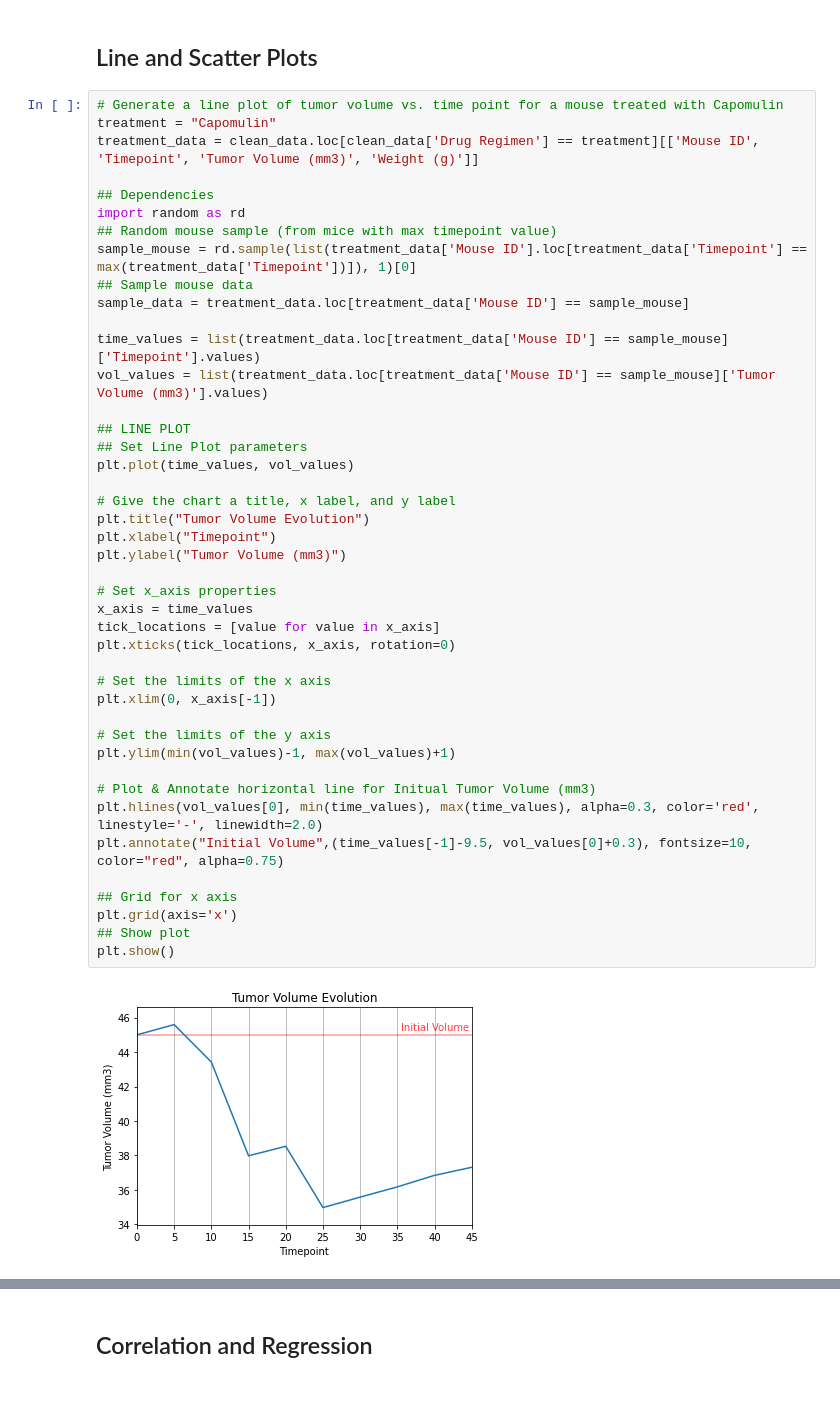
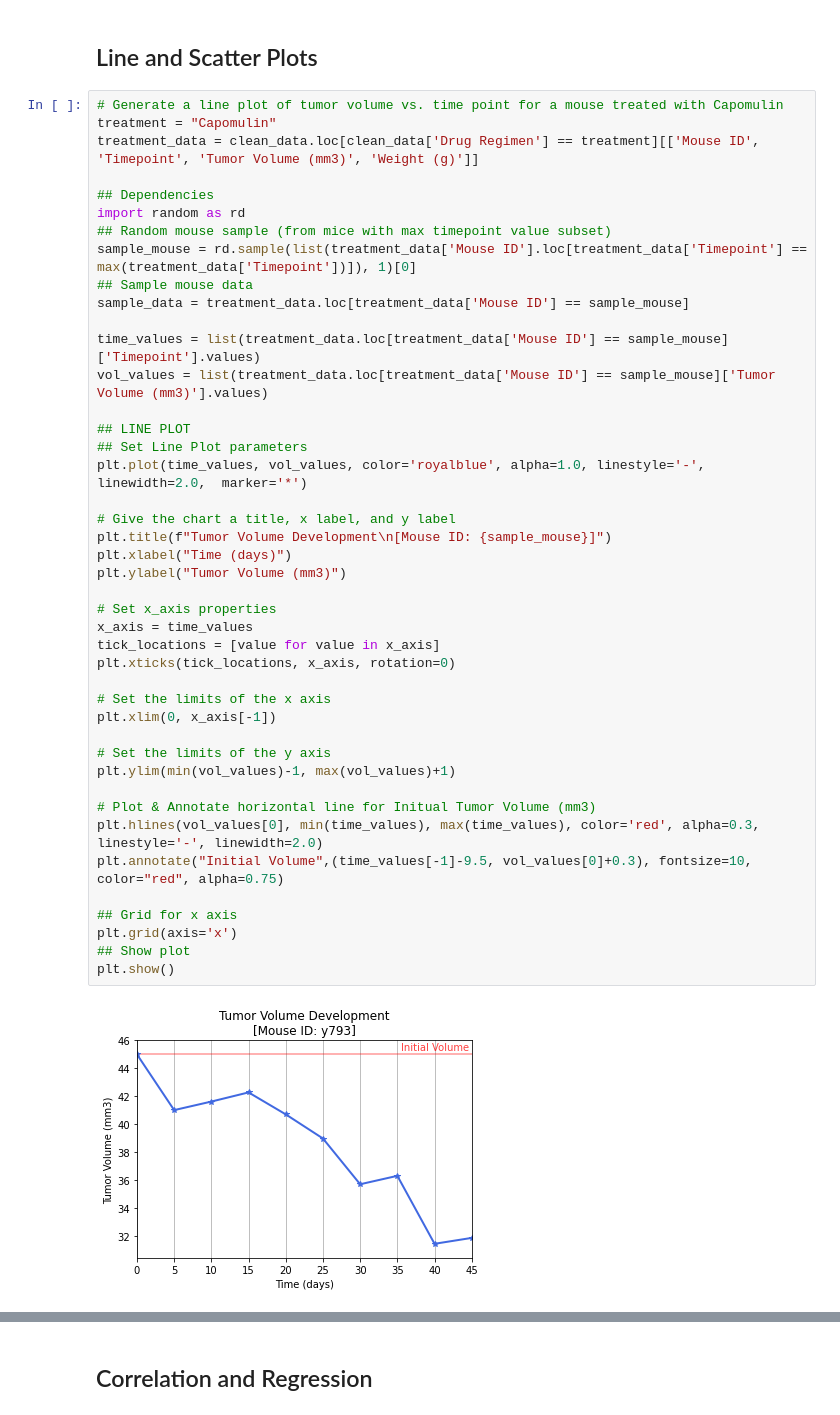
Before and after one commit to rperezme-data/DAB_H05_Matplotlib-challenge, a Jupyter notebook: Pymaceuticals/main.ipynb, the cells around one changed output, grey strips where cells are left out. Cells and saved outputs as stored; diff of their text form.

```diff
--- a/Pymaceuticals/main.ipynb
+++ b/Pymaceuticals/main.ipynb
@@ -369,44 +383,44 @@ treatment_data = clean_data.loc[clean_data['Drug Regimen'] == treatment][['Mouse
 
 ## Dependencies
 import random as rd
-## Random mouse sample (from mice with max timepoint value)
+## Random mouse sample (from mice with max timepoint value subset)
 sample_mouse = rd.sample(list(treatment_data['Mouse ID'].loc[treatment_data['Timepoint'] == max(treatment_data['Timepoint'])]), 1)[0]
 ## Sample mouse data
 sample_data = treatment_data.loc[treatment_data['Mouse ID'] == sample_mouse]
 
 time_values = list(treatment_data.loc[treatment_data['Mouse ID'] == sample_mouse]['Timepoint'].values)
 vol_values = list(treatment_data.loc[treatment_data['Mouse ID'] == sample_mouse]['Tumor Volume (mm3)'].values)
 
 ## LINE PLOT
 ## Set Line Plot parameters
-plt.plot(time_values, vol_values)
+plt.plot(time_values, vol_values, color='royalblue', alpha=1.0, linestyle='-', linewidth=2.0,  marker='*')
 
 # Give the chart a title, x label, and y label
-plt.title("Tumor Volume Evolution")
-plt.xlabel("Timepoint")
+plt.title(f"Tumor Volume Development\n[Mouse ID: {sample_mouse}]")
+plt.xlabel("Time (days)")
 plt.ylabel("Tumor Volume (mm3)")
 
 # Set x_axis properties
 x_axis = time_values
 tick_locations = [value for value in x_axis]
 plt.xticks(tick_locations, x_axis, rotation=0)
 
 # Set the limits of the x axis
 plt.xlim(0, x_axis[-1])
 
 # Set the limits of the y axis
 plt.ylim(min(vol_values)-1, max(vol_values)+1)
 
 # Plot & Annotate horizontal line for Initual Tumor Volume (mm3)
-plt.hlines(vol_values[0], min(time_values), max(time_values), alpha=0.3, color='red', linestyle='-', linewidth=2.0)
+plt.hlines(vol_values[0], min(time_values), max(time_values), color='red', alpha=0.3, linestyle='-', linewidth=2.0)
 plt.annotate("Initial Volume",(time_values[-1]-9.5, vol_values[0]+0.3), fontsize=10, color="red", alpha=0.75)
 
 ## Grid for x axis
 plt.grid(axis='x')
 ## Show plot
 plt.show()
 # %% [output]
-[figure, old version]
+[figure, new version]
 # %%
 # Generate a scatter plot of average tumor volume vs. mouse weight for the Capomulin regimen
 x_values = list(treatment_data.groupby('Mouse ID').mean()['Weight (g)'].values)
```
Also changed, not shown: parts of 8 cells of this notebook.
